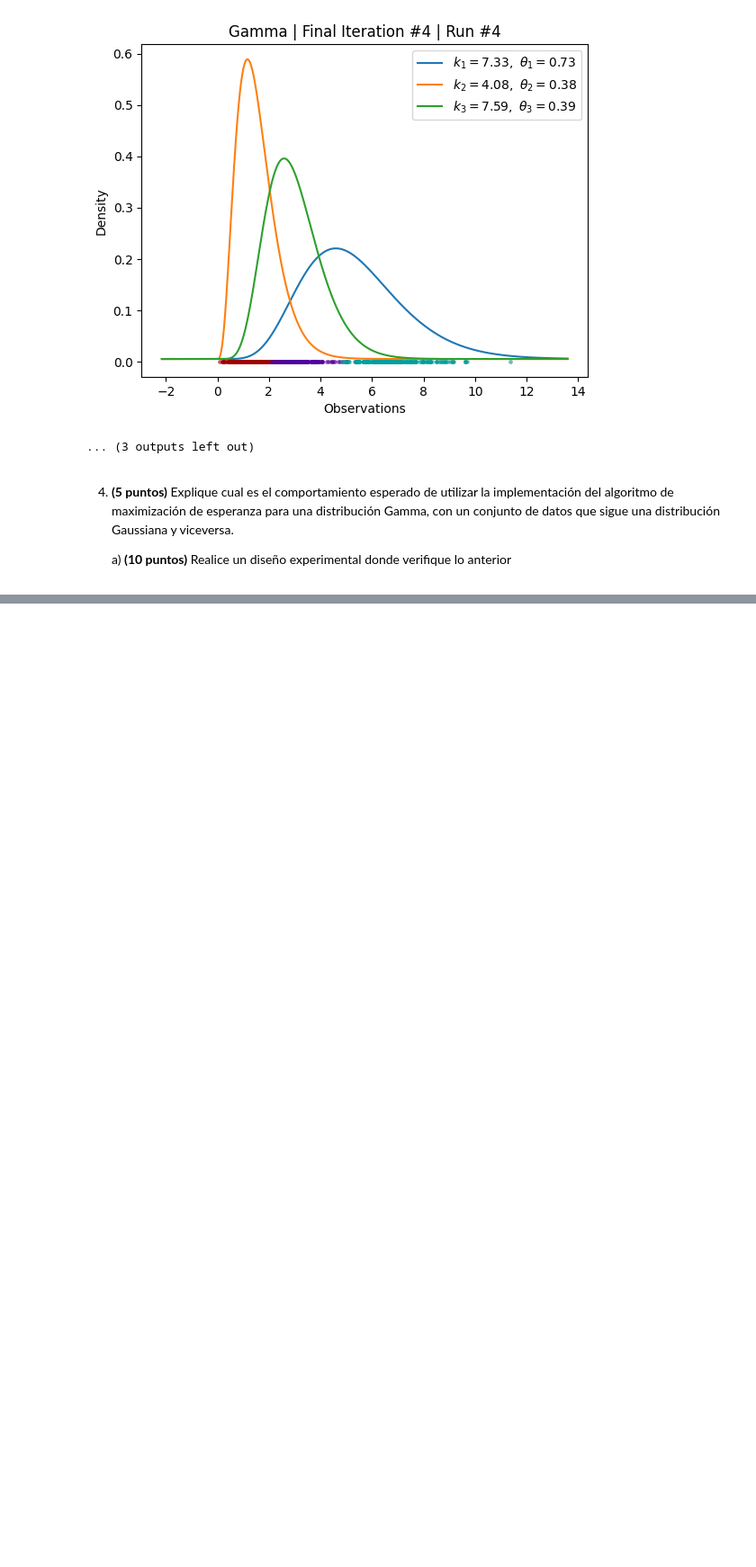
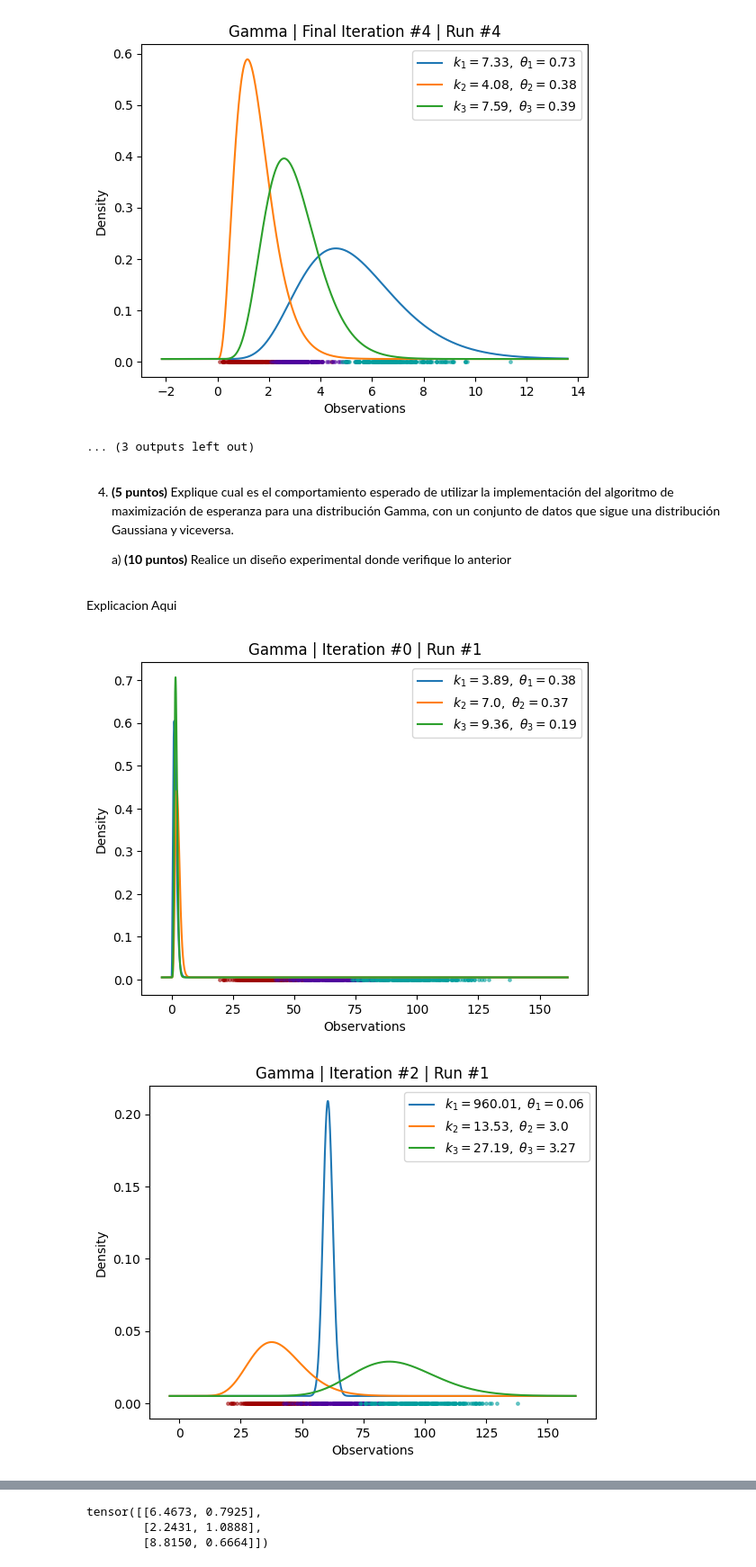
Before and after one commit to LD9797/Auto-Learning-Ground, a Jupyter notebook: AA_Entregable.ipynb, the cells around one changed output, grey strips where cells are left out. Shown at 90% size. Saved outputs shown, nothing was run; the diff lists cells and outputs as text; code cells hidden in the pictures; blank space fills up the shorter version.

```diff
--- a/AA_Entregable.ipynb
+++ b/AA_Entregable.ipynb
@@ -635,0 +628,8 @@ expectation_maximization_gamma(gaussian_obs)
+# %% [markdown]
+Explicacion Aqui
+# %%
+expectation_maximization_gamma(gaussian_observations)
+expectation_maximization(gamma_observations)
+# %% [output]
+[figure, added]
+[figure, added]
@@ -635,0 +640,3 @@ expectation_maximization_gamma(gaussian_obs)
+tensor([[6.4673, 0.7925],
+        [2.2431, 1.0888],
+        [8.8150, 0.6664]])
```
Also changed, not shown: parts of 2 cells of this notebook, 12 other files.
